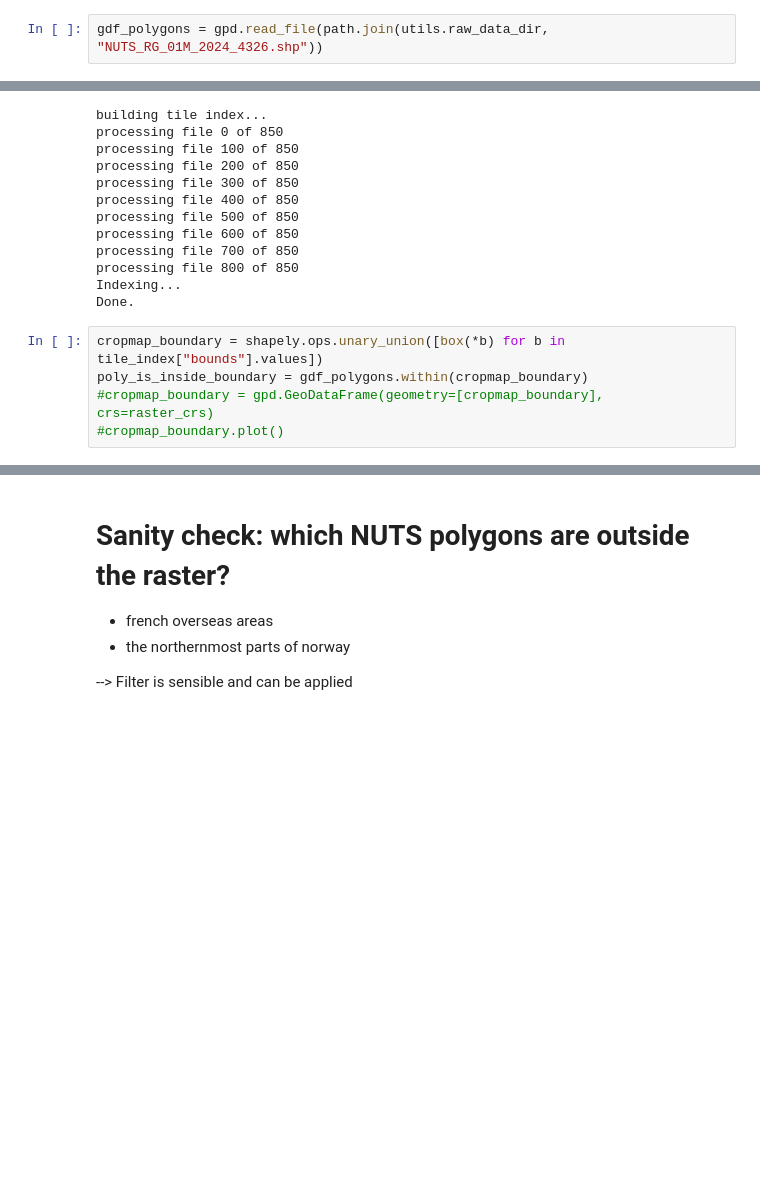
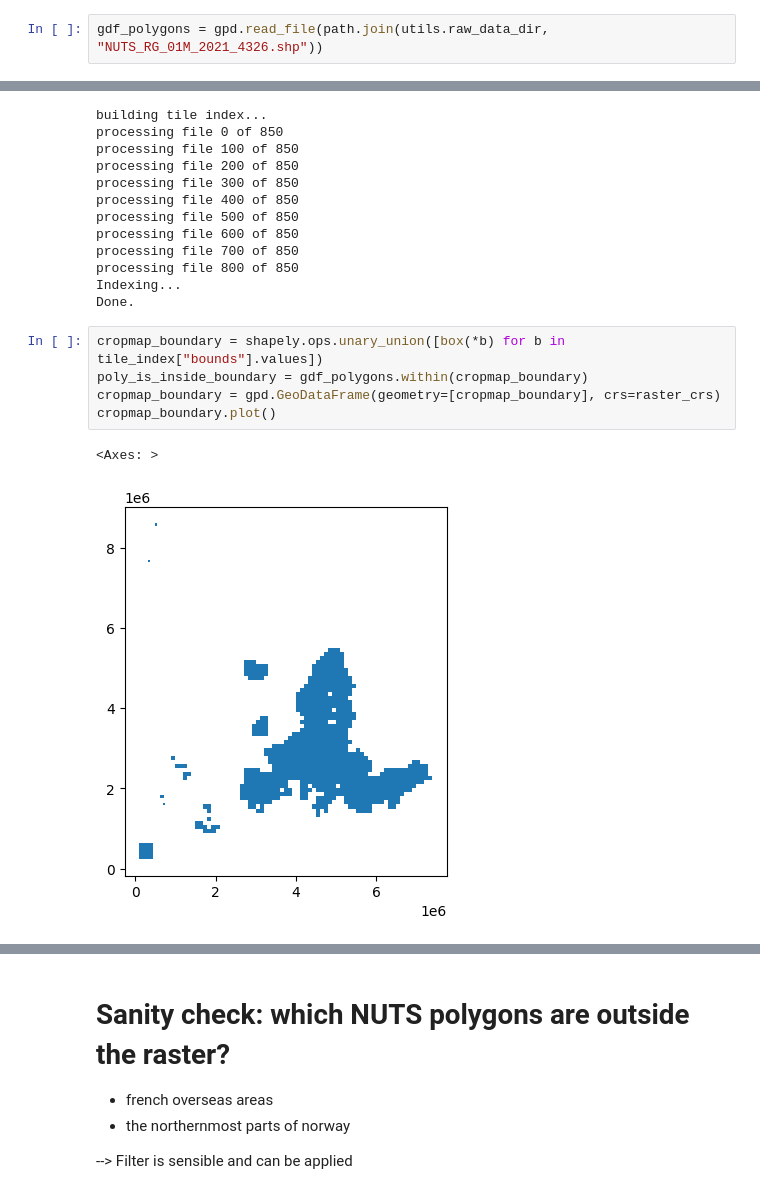
Before and after one commit to correctiv/CE_2026_4_drought, a Jupyter notebook: scripts/cropland_area.ipynb, the cells around one changed output, grey strips where cells are left out. Saved outputs shown, nothing was run; the diff lists cells and outputs as text; blank space fills up the shorter version.

```diff
--- a/scripts/cropland_area.ipynb
+++ b/scripts/cropland_area.ipynb
@@ -24,7 +24,7 @@ from concurrent.futures import ThreadPoolExecutor, as_completed
 # %%
 crop_type_files = utils.get_dataset_by_name("Crop Types")
 # %%
-gdf_polygons = gpd.read_file(path.join(utils.raw_data_dir, "NUTS_RG_01M_2024_4326.shp"))
+gdf_polygons = gpd.read_file(path.join(utils.raw_data_dir, "NUTS_RG_01M_2021_4326.shp"))
 # %%
 with rasterio.open(crop_type_files[0]) as src:
     raster_crs = src.crs
@@ -65,7 +65,10 @@ Done.
 # %%
 cropmap_boundary = shapely.ops.unary_union([box(*b) for b in tile_index["bounds"].values])
 poly_is_inside_boundary = gdf_polygons.within(cropmap_boundary)
-#cropmap_boundary = gpd.GeoDataFrame(geometry=[cropmap_boundary], crs=raster_crs)
-#cropmap_boundary.plot()
+cropmap_boundary = gpd.GeoDataFrame(geometry=[cropmap_boundary], crs=raster_crs)
+cropmap_boundary.plot()
+# %% [output]
+<Axes: >
+[figure, added]
 # %%
 gdf_polygons[~poly_is_inside_boundary]
```
Also changed, not shown: parts of 12 cells of this notebook, 5 other files.
